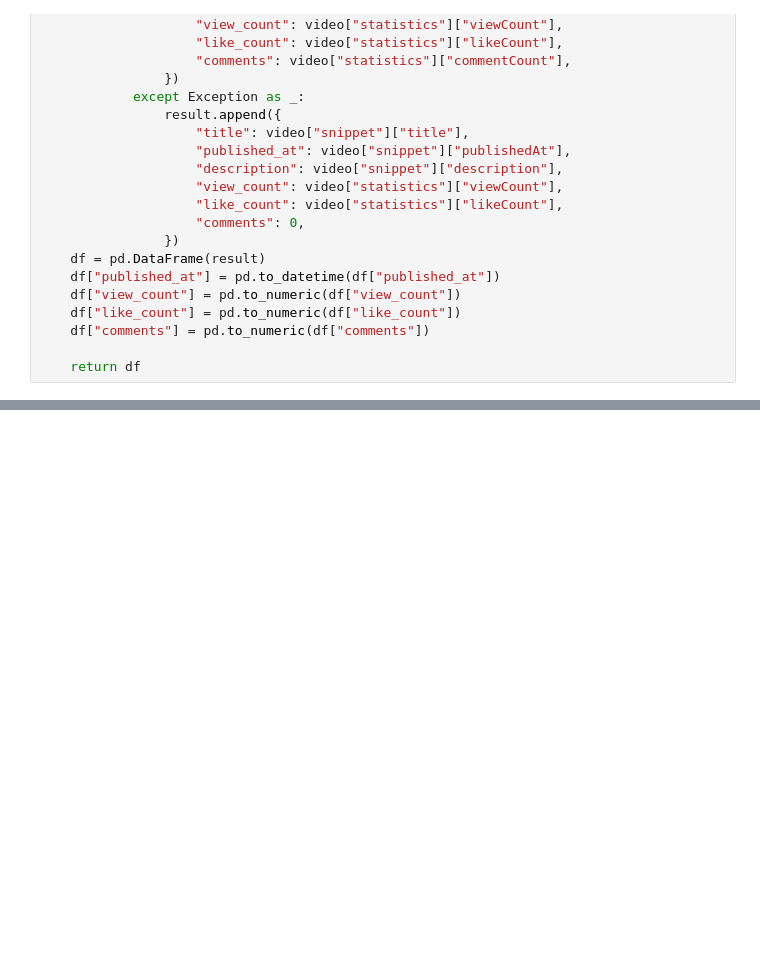
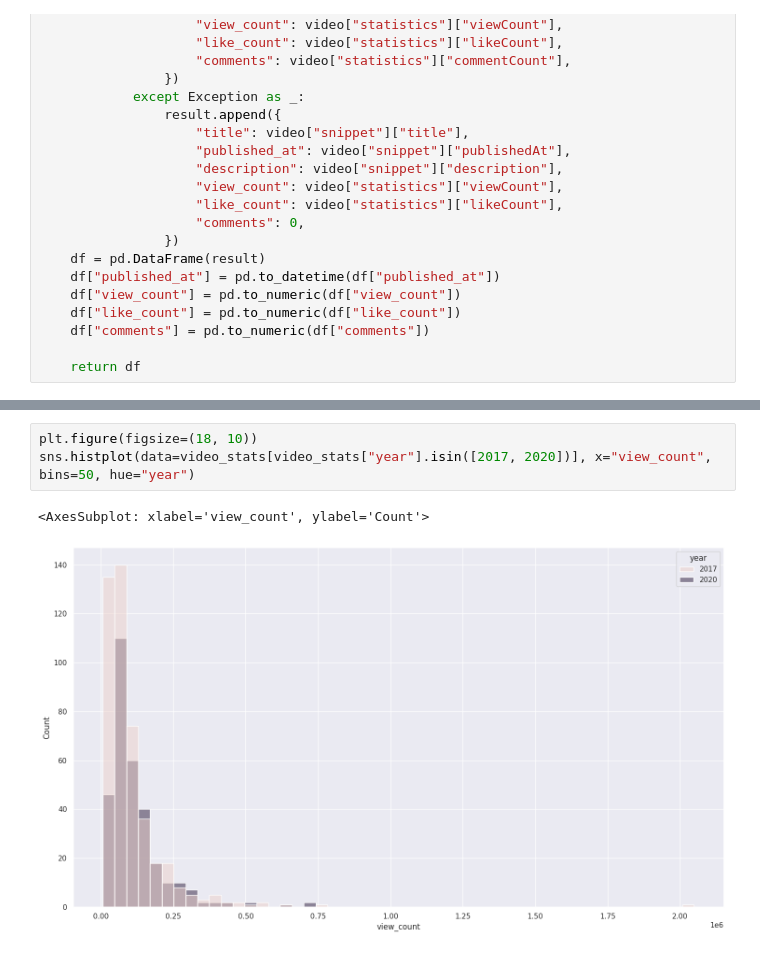
Before and after one commit to peppermintcoding/youtube_scraper, a Jupyter notebook: lowko_analysis.ipynb, the cells around one changed output, grey strips where cells are left out. Cells and saved outputs as stored; diff of their text form; blank space fills up the shorter version.

```diff
--- a/lowko_analysis.ipynb
+++ b/lowko_analysis.ipynb
@@ -130,0 +142,6 @@ video_stats
+# %%
+plt.figure(figsize=(18, 10))
+sns.histplot(data=video_stats[video_stats["year"].isin([2017, 2020])], x="view_count", bins=50, hue="year")
+# %% [output]
+<AxesSubplot: xlabel='view_count', ylabel='Count'>
+[figure, added]
```
Also changed, not shown: parts of 7 cells of this notebook, 2 other files.
